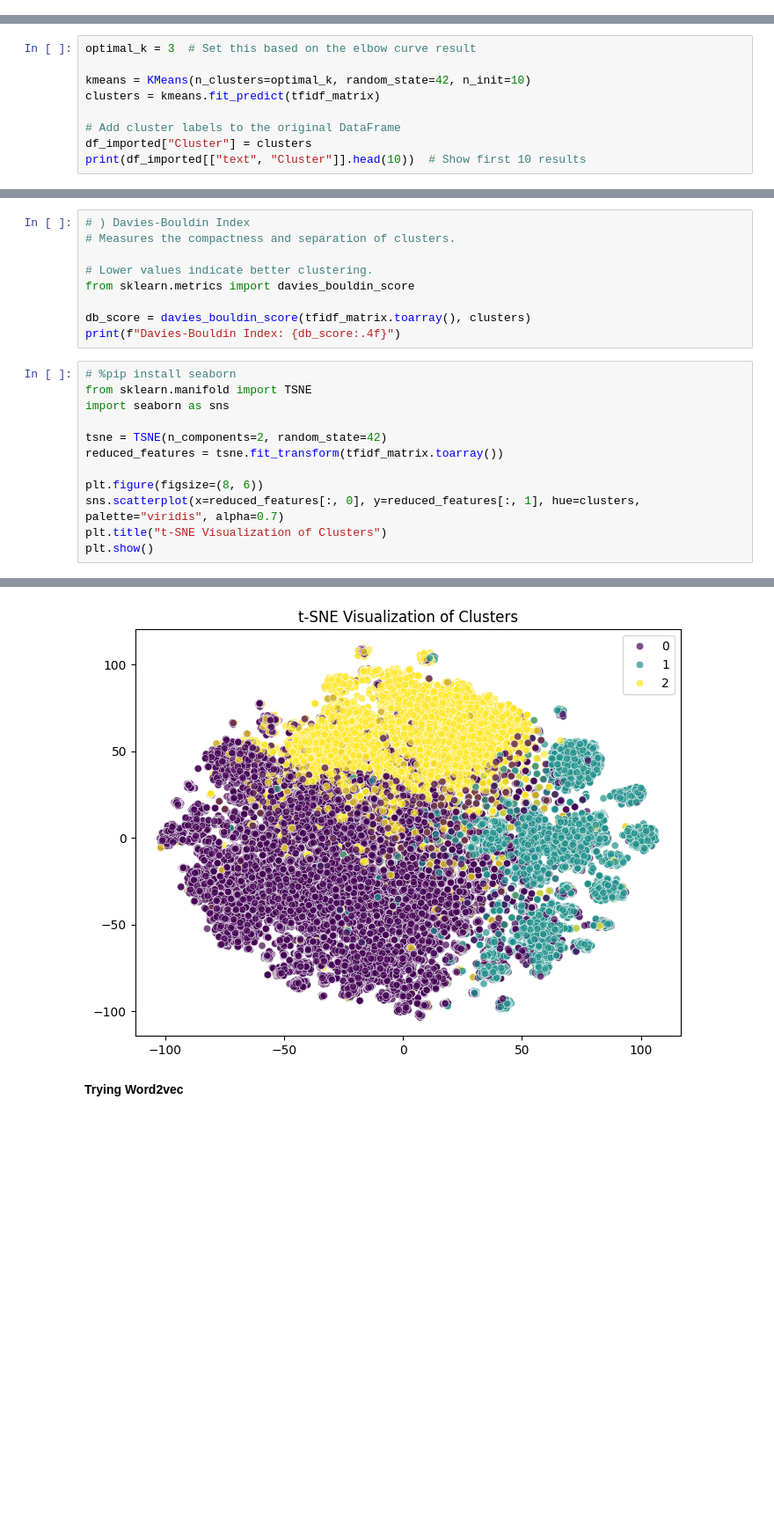
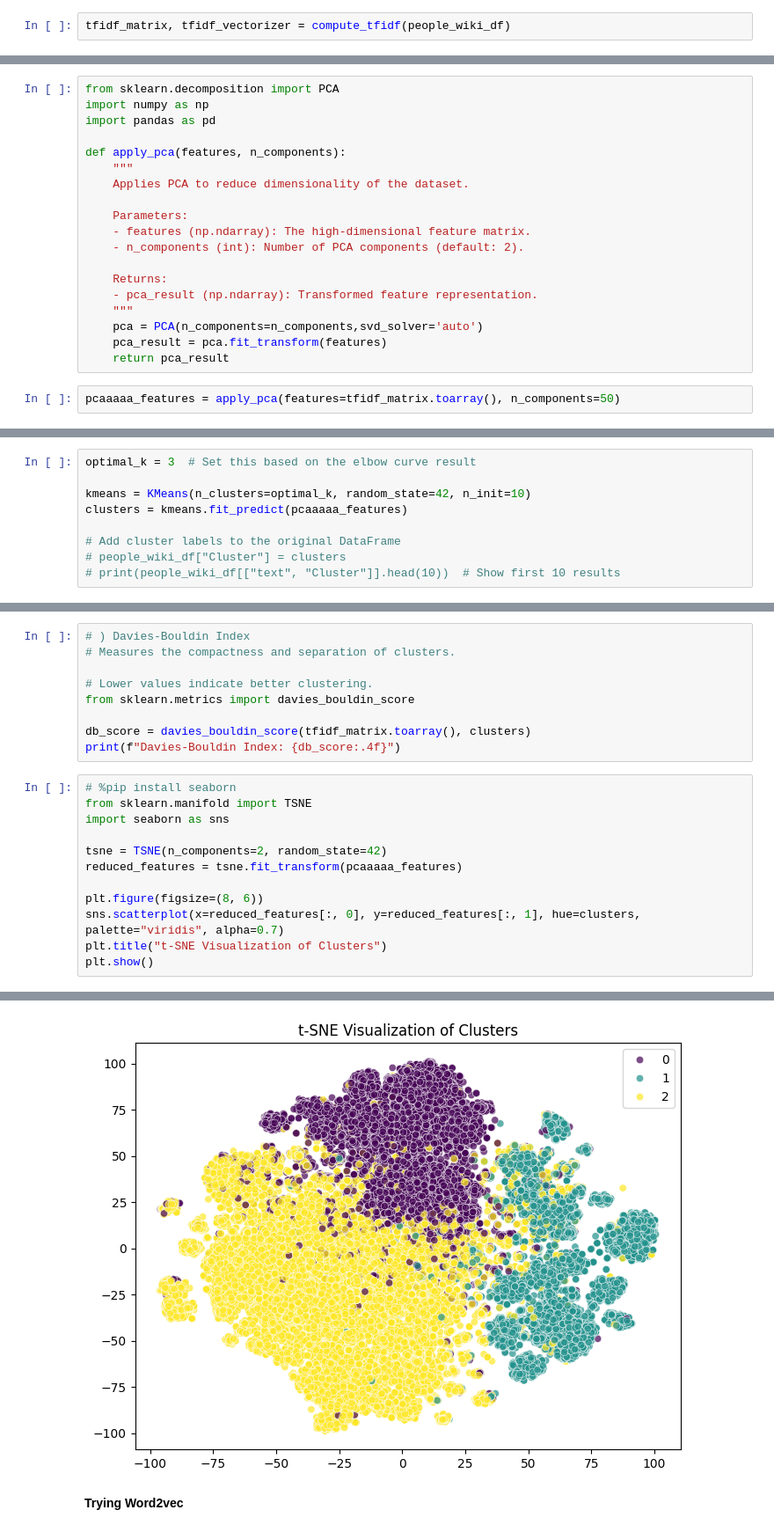
Before and after one commit to ali2yman/Text-Clustering-Project, a Jupyter notebook: Reading_data.ipynb, the cells around one changed output, grey strips where cells are left out. Shown at 88% size. Cells and saved outputs as stored; diff of their text form; blank space fills up the shorter version.

```diff
--- a/Reading_data.ipynb
+++ b/Reading_data.ipynb
@@ -265,3 +306,5 @@ people_wiki_df.to_csv('data/preprocessed_people_wiki.csv', index=False)
+# %%
+tfidf_matrix, tfidf_vectorizer = compute_tfidf(people_wiki_df)
 # %%
 from sklearn.feature_extraction.text import TfidfVectorizer
 
@@ -330,0 +425,21 @@ tfidf_matrix, tfidf_vectorizer = compute_tfidf_from_df(df_imported)
+# %%
+from sklearn.decomposition import PCA
+import numpy as np
+import pandas as pd
+
+def apply_pca(features, n_components):
+    """
+    Applies PCA to reduce dimensionality of the dataset.
+
+    Parameters:
+    - features (np.ndarray): The high-dimensional feature matrix.
+    - n_components (int): Number of PCA components (default: 2).
+
+    Returns:
+    - pca_result (np.ndarray): Transformed feature representation.
+    """
+    pca = PCA(n_components=n_components,svd_solver='auto')
+    pca_result = pca.fit_transform(features)
+    return pca_result
+# %%
+pcaaaaa_features = apply_pca(features=tfidf_matrix.toarray(), n_components=50)
@@ -358,8 +576,8 @@ find_optimal_k(tfidf_matrix)
 optimal_k = 3  # Set this based on the elbow curve result
 
 kmeans = KMeans(n_clusters=optimal_k, random_state=42, n_init=10)
-clusters = kmeans.fit_predict(tfidf_matrix)
+clusters = kmeans.fit_predict(pcaaaaa_features)
 
 # Add cluster labels to the original DataFrame
-df_imported["Cluster"] = clusters
-print(df_imported[["text", "Cluster"]].head(10))  # Show first 10 results
+# people_wiki_df["Cluster"] = clusters
+# print(people_wiki_df[["text", "Cluster"]].head(10))  # Show first 10 results
@@ -412,7 +650,7 @@ from sklearn.manifold import TSNE
 import seaborn as sns
 
 tsne = TSNE(n_components=2, random_state=42)
-reduced_features = tsne.fit_transform(tfidf_matrix.toarray())
+reduced_features = tsne.fit_transform(pcaaaaa_features)
 
 plt.figure(figsize=(8, 6))
 sns.scatterplot(x=reduced_features[:, 0], y=reduced_features[:, 1], hue=clusters, palette="viridis", alpha=0.7)
@@ -439,4 +660,4 @@ Note: you may need to restart the kernel to use updated packages.
-[figure, old version]
+[figure, new version]
 # %% [markdown]
 <B>Trying Word2vec</B>
 # %%
```
Also changed, not shown: parts of 13 cells of this notebook, 6 other files.
